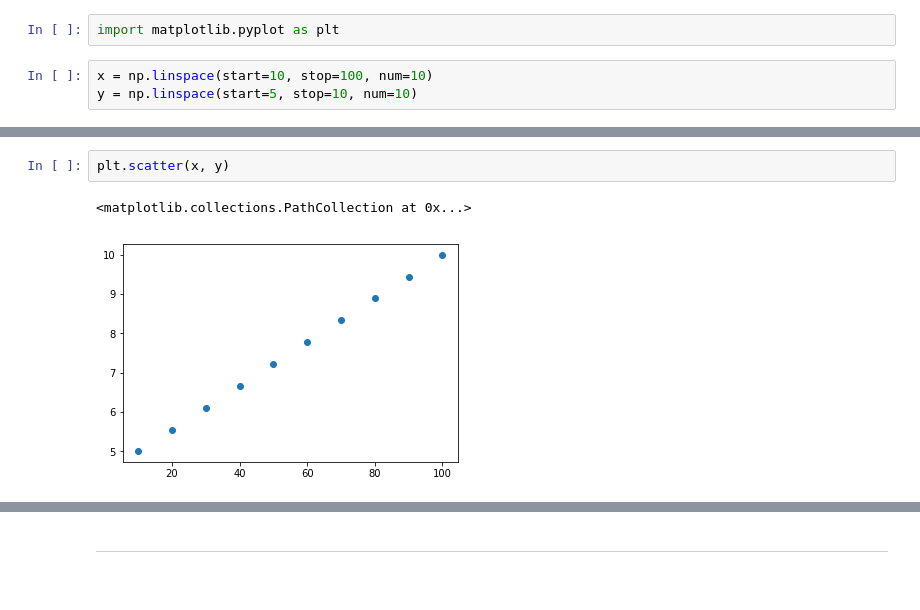
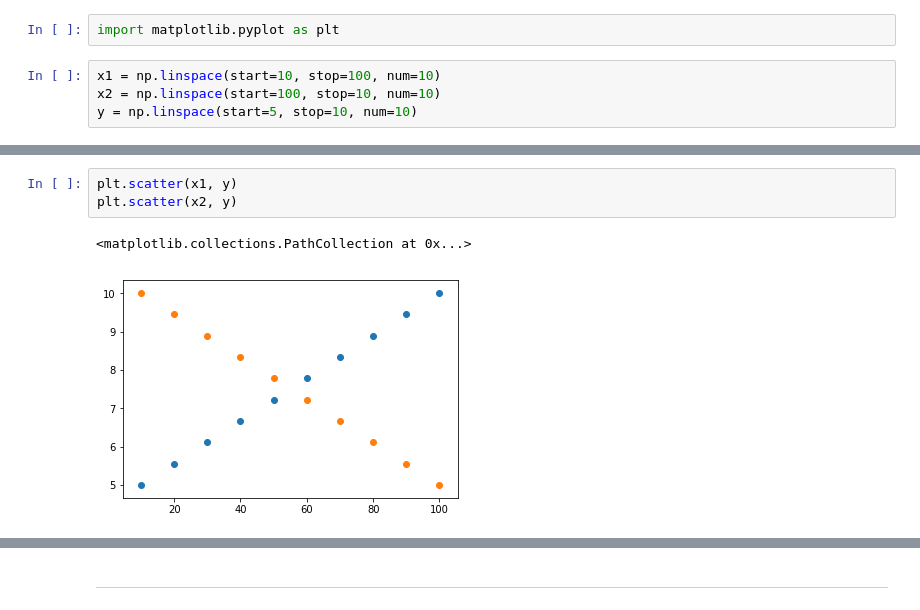
Before and after one commit to Lee-W/Intro_to_Python_Data_Science_Tools, a Jupyter notebook: 1 - Intro.ipynb, the cells around one changed output, grey strips where cells are left out. Drawn from its saved outputs; the diff is of its cells as text.

```diff
--- a/1 - Intro.ipynb
+++ b/1 - Intro.ipynb
@@ -204,5 +215,6 @@ df[['a', 'e']]
 # %%
 import matplotlib.pyplot as plt
 # %%
-x = np.linspace(start=10, stop=100, num=10)
+x1 = np.linspace(start=10, stop=100, num=10)
+x2 = np.linspace(start=100, stop=10, num=10)
 y = np.linspace(start=5, stop=10, num=10)
@@ -214,5 +227,6 @@ plt.plot(x, y)
 # %%
-plt.scatter(x, y)
+plt.scatter(x1, y)
+plt.scatter(x2, y)
 # %% [output]
 <matplotlib.collections.PathCollection at 0x...>
-[figure, old version]
+[figure, new version]
```
Also changed, not shown: parts of 20 cells of this notebook, 1 other file.
